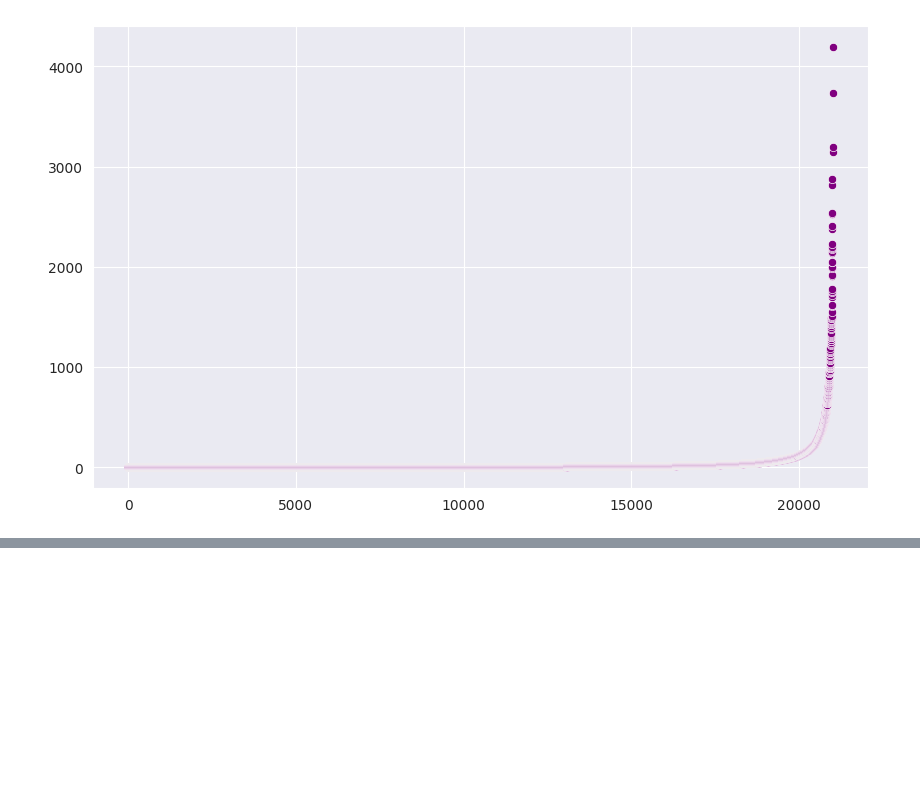
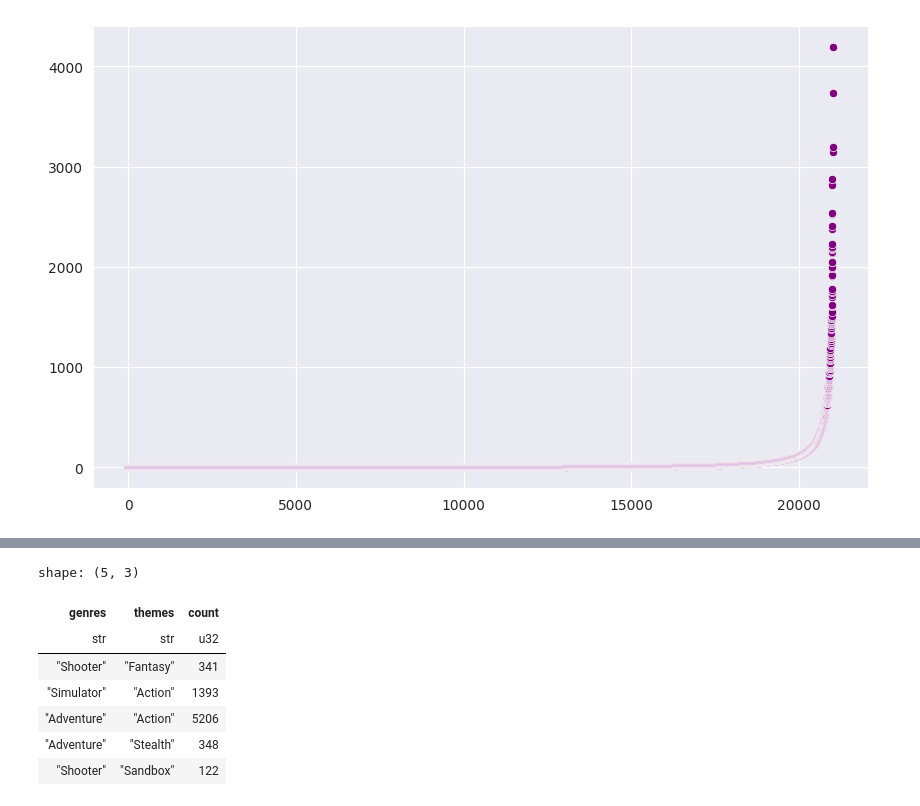
Before and after one commit to anekil/game-on, a Jupyter notebook: backend/website/recommendation/data_overview.ipynb, the cells around one changed output, grey strips where cells are left out. Saved outputs shown, nothing was run; the diff lists cells and outputs as text; code cells hidden in the pictures; blank space fills up the shorter version.

```diff
--- a/backend/website/recommendation/data_overview.ipynb
+++ b/backend/website/recommendation/data_overview.ipynb
@@ -140,0 +159,19 @@ shape: (24, 2)
+# %%
+dropped_columns = df.columns
+dropped_columns.remove('genres')
+dropped_columns.remove('themes')
+corr_df = plots_df.clone().drop(dropped_columns)
+corr_df = corr_df.explode('genres').explode('themes')
+corr_df = corr_df.group_by(['genres', 'themes']).agg(pl.col('genres').count().alias('count'))
+corr_df = corr_df.fill_null("none")
+corr_df.null_count()
+corr_df.head()
+# %% [output]
+shape: (5, 3)
+| genres | themes | count |
+| str | str | u32 |
+| "Shooter" | "Fantasy" | 341 |
+| "Simulator" | "Action" | 1393 |
+| "Adventure" | "Action" | 5206 |
+| "Adventure" | "Stealth" | 348 |
+| "Shooter" | "Sandbox" | 122 |
```
Also changed, not shown: parts of 8 cells of this notebook.
